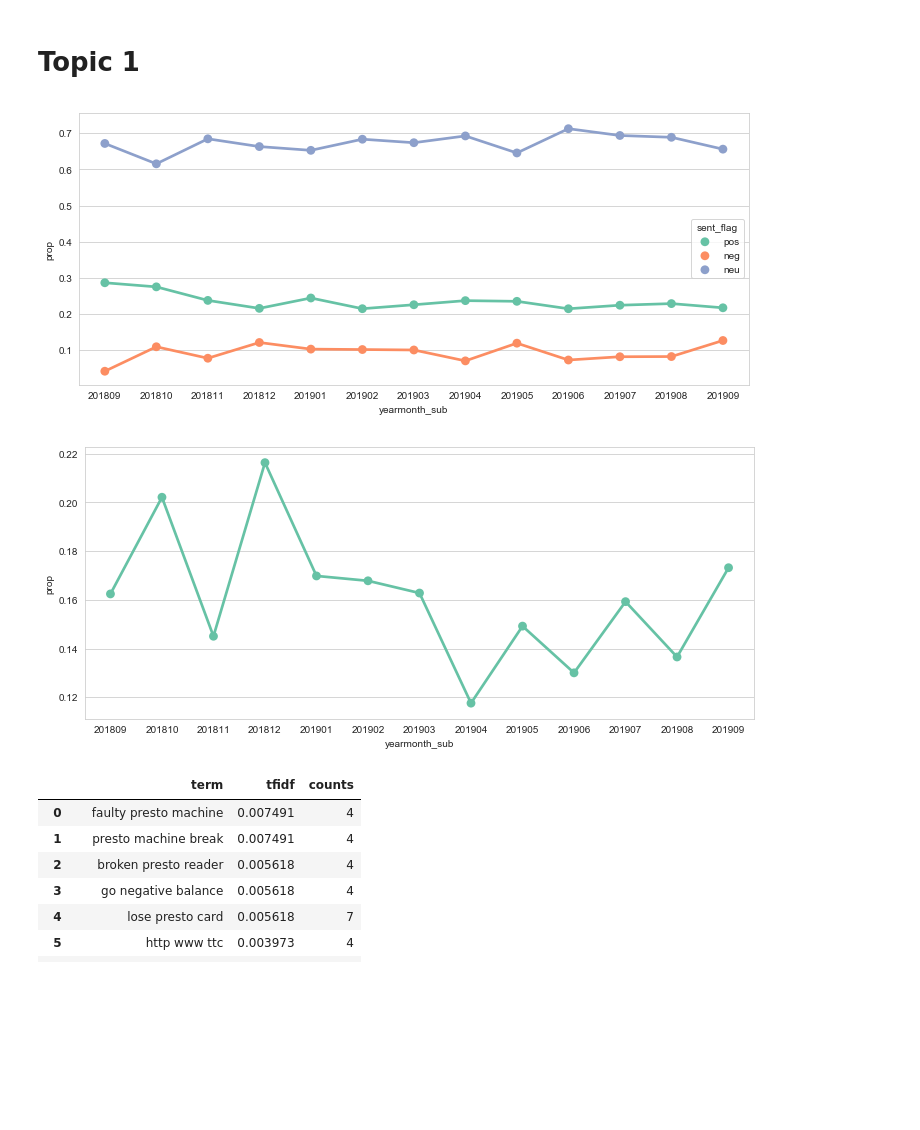
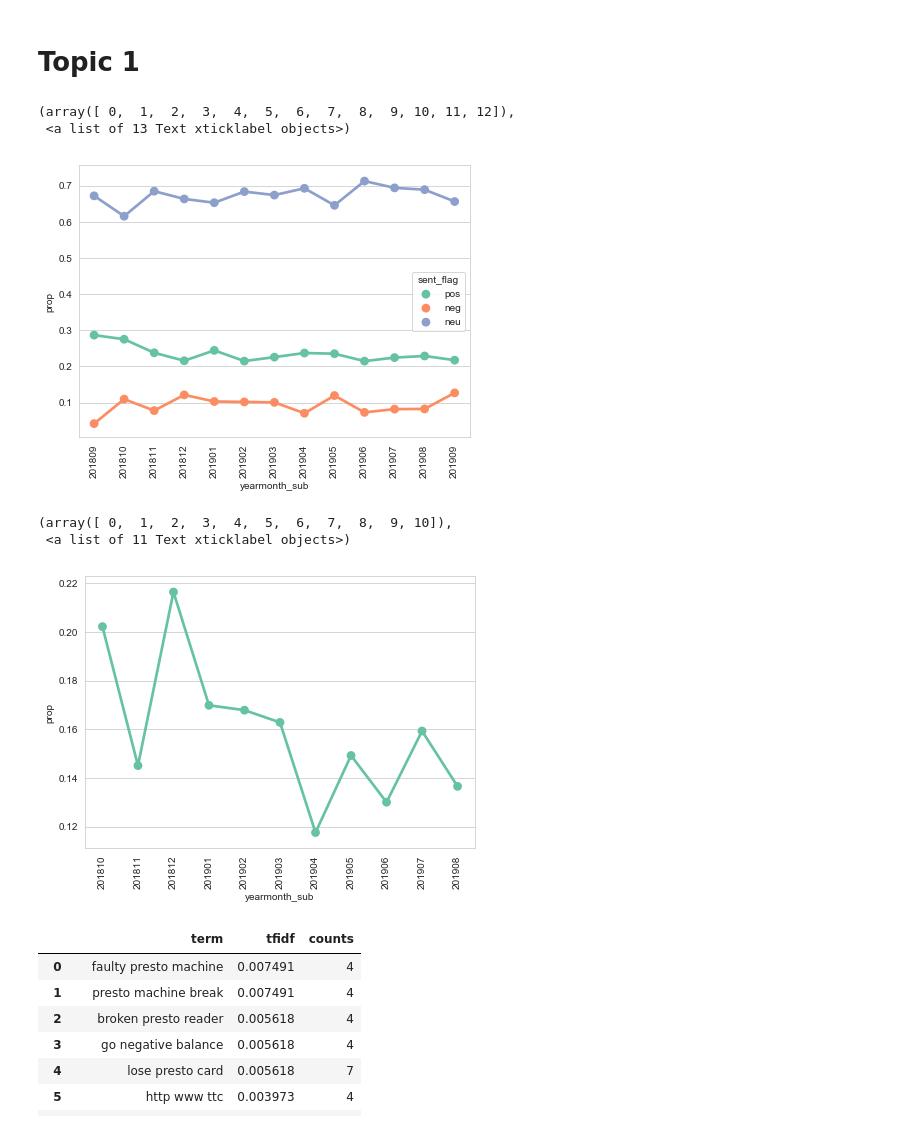
Before and after one commit to LycheeLisa/TransitSocialMedia, a Jupyter notebook: Code/topic_df analysis.ipynb, the cells around one changed output. Cells and saved outputs as stored; diff of their text form; code cells hidden in the pictures; blank space fills up the shorter version.

```diff
--- a/Code/topic_df analysis.ipynb
+++ b/Code/topic_df analysis.ipynb
@@ -43,11 +43,3 @@ station_names = pd.read_csv(r'..\Data\station_names.csv')
 import ast
 reddit_df = pd.read_csv('C:/Users/josh.a.peters/Desktop/reddit_df.csv')
 reddit_df['tokenized_list'] = reddit_df['tokenized_list'].apply(lambda x: ast.literal_eval(x))
-# %%
-tokenized = []
-
-for item in reddit_df['tokenized_list']:
-    sent = ''
-    for word in item:
-        sent += word +' '
-    tokenized.append(sent)
@@ -317,3 +322,5 @@ for i in range(7):
+# %%
+df = df[~df['tokenized_list'].isnull()]
 # %% [markdown]
 # Topic 1
 # %%
@@ -323,16 +330,22 @@ df_1 = df[df['topic'] == 1]
 # %%
 df_1_sent = prop(df_1, 'sent_flag', 'yearmonth_sub', 'Unnamed: 0')
 fig, (ax1) = plt.subplots()
-fig.set_size_inches(12,5)
+fig.set_size_inches(7,5)
 plot = sns.pointplot(x= 'yearmonth_sub', y="prop", hue = 'sent_flag',  data= df_1_sent, hue_order = ['pos', 'neg', 'neu'])
+plt.xticks(rotation=90)
 # %% [output]
+(array([ 0,  1,  2,  3,  4,  5,  6,  7,  8,  9, 10, 11, 12]),
+ <a list of 13 Text xticklabel objects>)
-[figure, old version]
+[figure, new version]
 # %%
 fig, (ax1) = plt.subplots()
-fig.set_size_inches(12,5)
+fig.set_size_inches(7,5)
 plot = sns.pointplot(x= 'yearmonth_sub', y="prop",  data= prop_sent[prop_sent['topic'] == 1])
+plt.xticks(rotation=90)
 # %% [output]
+(array([ 0,  1,  2,  3,  4,  5,  6,  7,  8,  9, 10]),
+ <a list of 11 Text xticklabel objects>)
-[figure, old version]
+[figure, new version]
 # %%
 df_1_neg = df_1[df_1['sent_flag'] == 'neg']
 # %%
```
Also changed, not shown: parts of 24 cells of this notebook, 3 other files.
